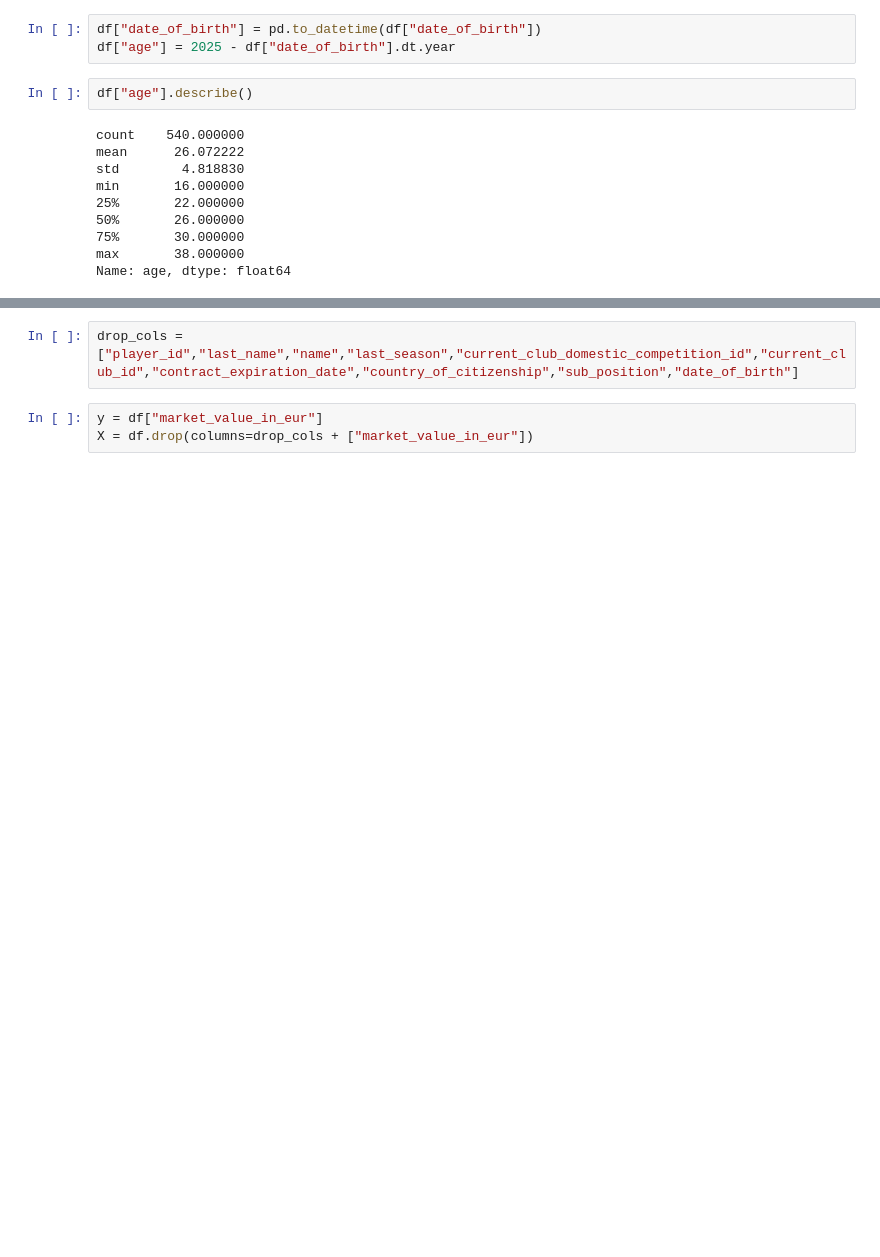
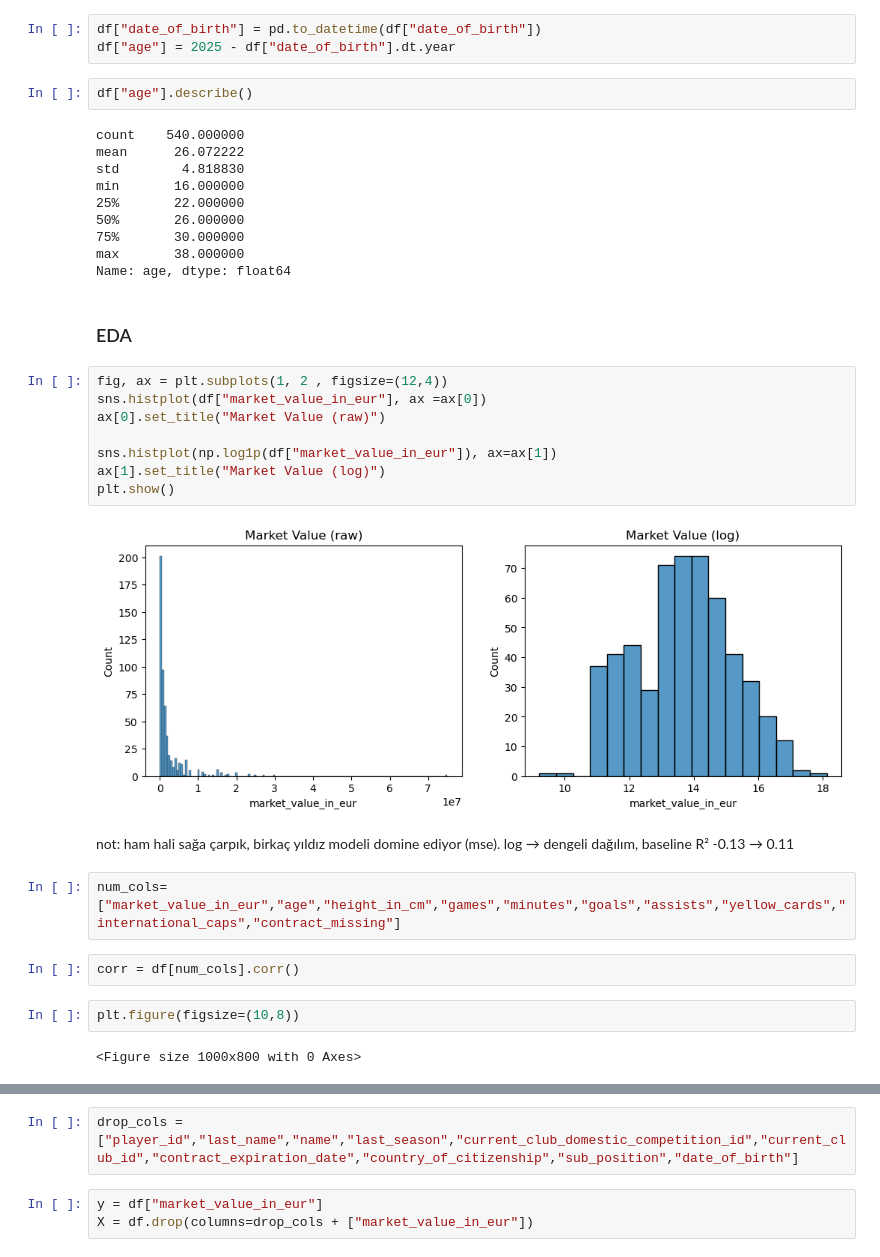
Before and after one commit to bulentalkan/mltraining, a Jupyter notebook: 6-FBProject.ipynb, the cells around one changed output, grey strips where cells are left out. Drawn from its saved outputs; the diff is of its cells as text; blank space fills up the shorter version.

Commit message:
EDA: target distribution, corelation heatmap, position boxplot, age scatter

```diff
--- a/6-FBProject.ipynb
+++ b/6-FBProject.ipynb
@@ -396,3 +396,25 @@ min       16.000000
 75%       30.000000
 max       38.000000
 Name: age, dtype: float64
+# %% [markdown]
+### EDA
+# %%
+fig, ax = plt.subplots(1, 2 , figsize=(12,4))
+sns.histplot(df["market_value_in_eur"], ax =ax[0])
+ax[0].set_title("Market Value (raw)")
+
+sns.histplot(np.log1p(df["market_value_in_eur"]), ax=ax[1])
+ax[1].set_title("Market Value (log)")
+plt.show()
+# %% [output]
+[figure, added]
+# %% [markdown]
+not: ham hali sağa çarpık, birkaç yıldız modeli domine ediyor (mse). log → dengeli dağılım, baseline R² -0.13 → 0.11
+# %%
+num_cols=["market_value_in_eur","age","height_in_cm","games","minutes","goals","assists","yellow_cards","international_caps","contract_missing"]
+# %%
+corr = df[num_cols].corr()
+# %%
+plt.figure(figsize=(10,8))
+# %% [output]
+<Figure size 1000x800 with 0 Axes>
```
Also changed, not shown: parts of 6 cells of this notebook.
